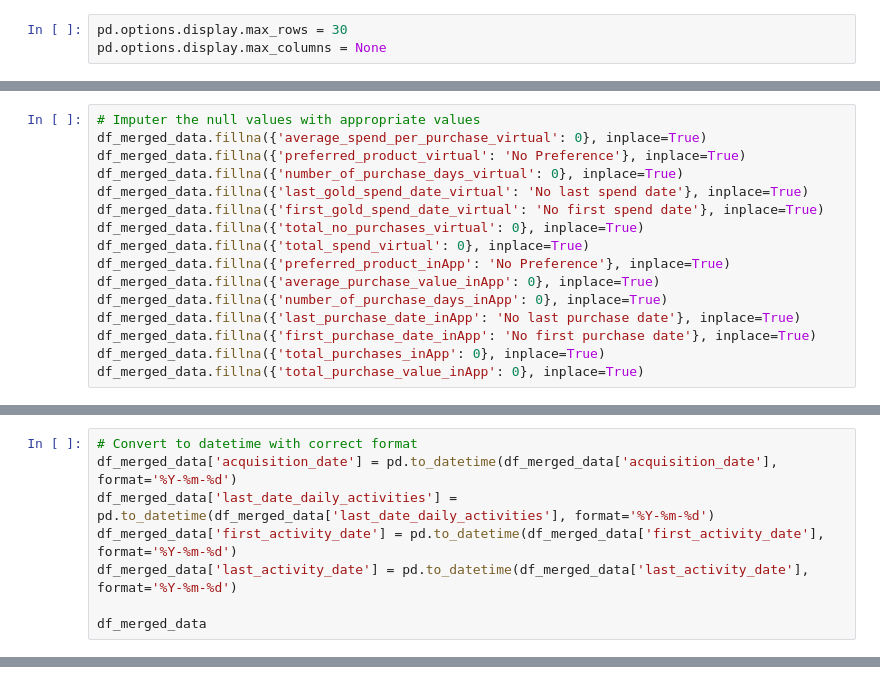
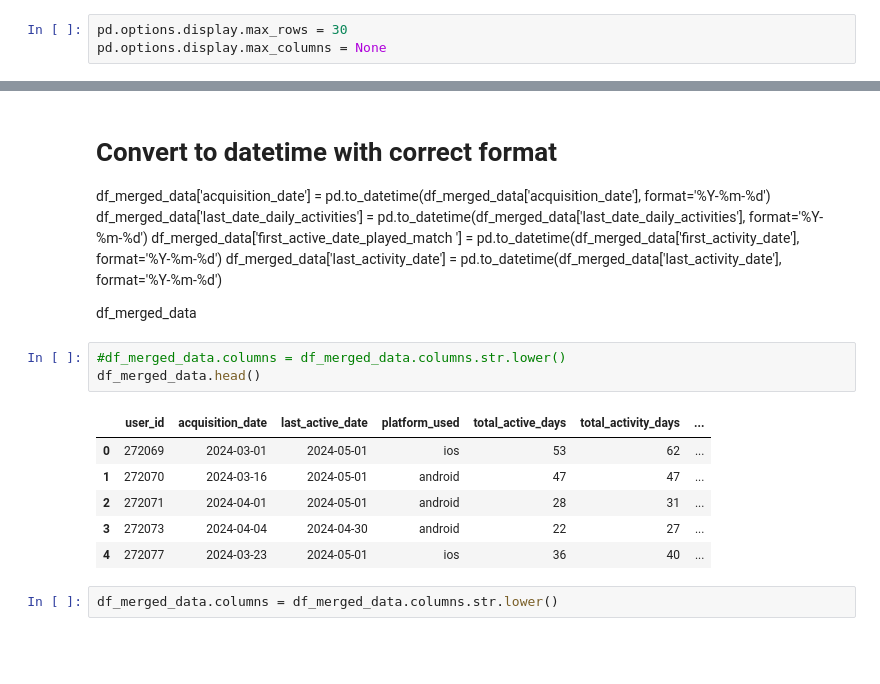
Before and after one commit to CharlieThomasCTG/project_mini, a Jupyter notebook: Analysis.ipynb, the cells around one changed output, grey strips where cells are left out. Cells and saved outputs as stored; diff of their text form; blank space fills up the shorter version.

```diff
--- a/Analysis.ipynb
+++ b/Analysis.ipynb
@@ -103,18 +102,2 @@ Data columns (total 28 columns):
 dtypes: float64(10), int64(6), object(12)
 memory usage: 6.0+ MB
-# %%
-# Imputer the null values with appropriate values
-df_merged_data.fillna({'average_spend_per_purchase_virtual': 0}, inplace=True)
-df_merged_data.fillna({'preferred_product_virtual': 'No Preference'}, inplace=True)
-df_merged_data.fillna({'number_of_purchase_days_virtual': 0}, inplace=True)
-df_merged_data.fillna({'last_gold_spend_date_virtual': 'No last spend date'}, inplace=True)
-df_merged_data.fillna({'first_gold_spend_date_virtual': 'No first spend date'}, inplace=True)
-df_merged_data.fillna({'total_no_purchases_virtual': 0}, inplace=True)
-df_merged_data.fillna({'total_spend_virtual': 0}, inplace=True)
-df_merged_data.fillna({'preferred_product_inApp': 'No Preference'}, inplace=True)
-df_merged_data.fillna({'average_purchase_value_inApp': 0}, inplace=True)
-df_merged_data.fillna({'number_of_purchase_days_inApp': 0}, inplace=True)
-df_merged_data.fillna({'last_purchase_date_inApp': 'No last purchase date'}, inplace=True)
-df_merged_data.fillna({'first_purchase_date_inApp': 'No first purchase date'}, inplace=True)
-df_merged_data.fillna({'total_purchases_inApp': 0}, inplace=True)
-df_merged_data.fillna({'total_purchase_value_inApp': 0}, inplace=True)
@@ -139,10 +131,2 @@ Data columns (total 28 columns):
 dtypes: float64(10), int64(6), object(12)
 memory usage: 6.0+ MB
-# %%
-# Convert to datetime with correct format
-df_merged_data['acquisition_date'] = pd.to_datetime(df_merged_data['acquisition_date'], format='%Y-%m-%d')
-df_merged_data['last_date_daily_activities'] = pd.to_datetime(df_merged_data['last_date_daily_activities'], format='%Y-%m-%d')
-df_merged_data['first_activity_date'] = pd.to_datetime(df_merged_data['first_activity_date'], format='%Y-%m-%d')
-df_merged_data['last_activity_date'] = pd.to_datetime(df_merged_data['last_activity_date'], format='%Y-%m-%d')
-
-df_merged_data
@@ -198,0 +133,20 @@ KeyError: 'number_of_purchases_virtual'
+# %% [markdown]
+# Convert to datetime with correct format
+df_merged_data['acquisition_date'] = pd.to_datetime(df_merged_data['acquisition_date'], format='%Y-%m-%d')
+df_merged_data['last_date_daily_activities'] = pd.to_datetime(df_merged_data['last_date_daily_activities'], format='%Y-%m-%d')
+df_merged_data['first_active_date_played_match '] = pd.to_datetime(df_merged_data['first_activity_date'], format='%Y-%m-%d')
+df_merged_data['last_activity_date'] = pd.to_datetime(df_merged_data['last_activity_date'], format='%Y-%m-%d')
+
+df_merged_data
+# %%
+#df_merged_data.columns = df_merged_data.columns.str.lower()
+df_merged_data.head()
+# %% [output]
+|  | user_id | acquisition_date | last_active_date | platform_used | total_active_days | total_activity_days | ... |
+| 0 | 272069 | 2024-03-01 | 2024-05-01 | ios | 53 | 62 | ... |
+| 1 | 272070 | 2024-03-16 | 2024-05-01 | android | 47 | 47 | ... |
+| 2 | 272071 | 2024-04-01 | 2024-05-01 | android | 28 | 31 | ... |
+| 3 | 272073 | 2024-04-04 | 2024-04-30 | android | 22 | 27 | ... |
+| 4 | 272077 | 2024-03-23 | 2024-05-01 | ios | 36 | 40 | ... |
+# %%
+df_merged_data.columns = df_merged_data.columns.str.lower()
```
Also changed, not shown: parts of 21 cells of this notebook, 5 other files.
